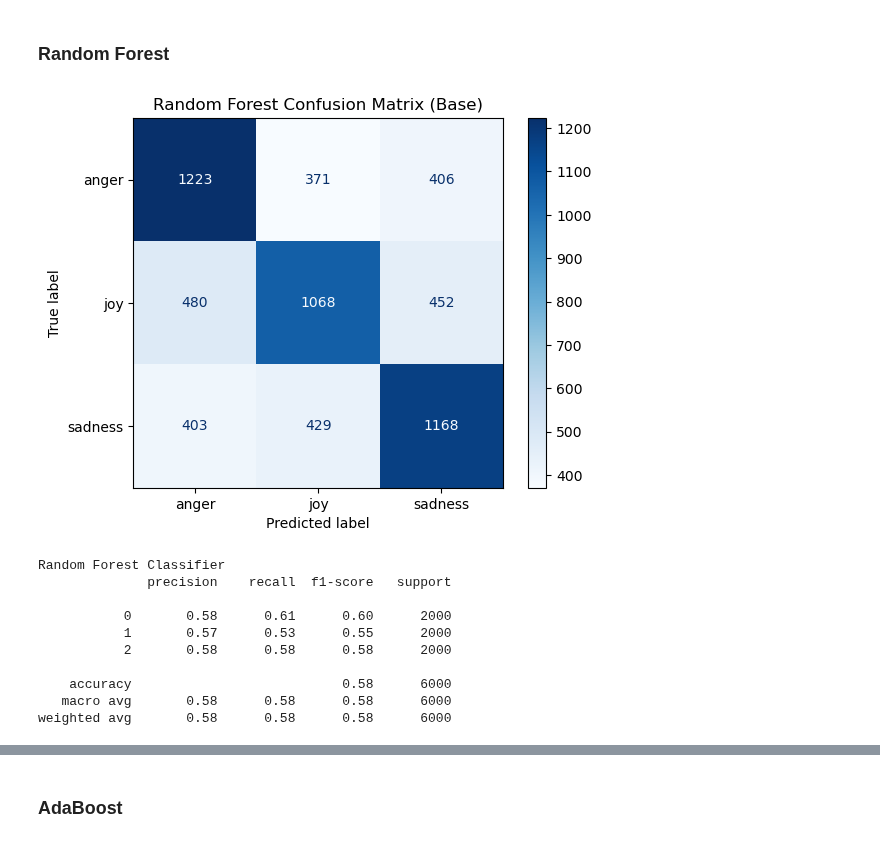
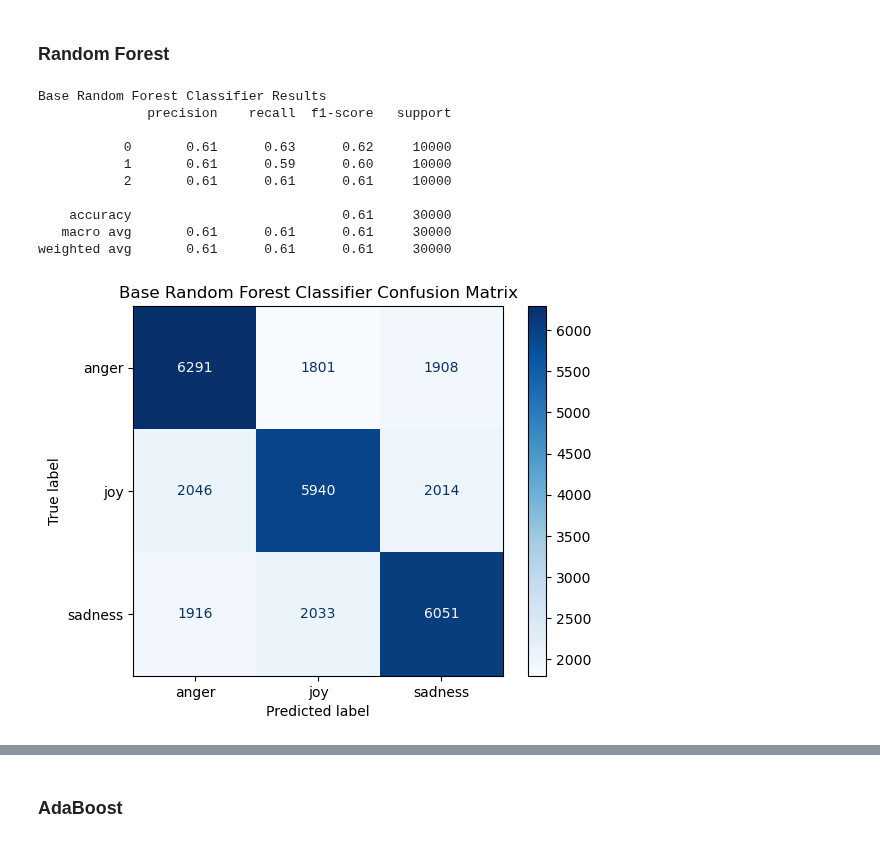
Before and after one commit to danielromerom/spotify-lyrical-analysis, a Jupyter notebook: notebooks/spotify_data_exploration.ipynb, the cells around one changed output, grey strips where cells are left out. Cells and saved outputs as stored; diff of their text form; code cells hidden in the pictures.

```diff
--- a/notebooks/spotify_data_exploration.ipynb
+++ b/notebooks/spotify_data_exploration.ipynb
@@ -958,29 +670,26 @@ print(classification_report(y_test, y_pred_dt_base))'''
 # %% [markdown]
 <h3>Random Forest</h3>
 # %%
-# Random Forest Classifier
 from sklearn.ensemble import RandomForestClassifier
+from sklearn.metrics import confusion_matrix, ConfusionMatrixDisplay, classification_report
+import matplotlib.pyplot as plt
 
-rf = RandomForestClassifier(random_state=rs, n_estimators=100)
-rf.fit(X_train, y_train)
-y_pred_rf = rf.predict(X_test)
-cm_rf = confusion_matrix(y_test, y_pred_rf)
-disp = ConfusionMatrixDisplay(confusion_matrix=cm_rf, display_labels=label_enc.classes_)
-disp.plot(cmap=plt.cm.Blues)
-plt.title("Random Forest Confusion Matrix (Base)")
-plt.show()
-print("Random Forest Classifier")
-print(classification_report(y_test, y_pred_rf))
+rf_base = RandomForestClassifier(
+    random_state=67,
+    n_estimators=100
+)
+
+y_pred_rf_base = train_test_evaluate(rf_base, visualize = True, model_name = "Base Random Forest Classifier")
 # %% [output]
+Base Random Forest Classifier Results
+              precision    recall  f1-score   support
+
+           0       0.61      0.63      0.62     10000
+           1       0.61      0.59      0.60     10000
+           2       0.61      0.61      0.61     10000
+
+    accuracy                           0.61     30000
+   macro avg       0.61      0.61      0.61     30000
+weighted avg       0.61      0.61      0.61     30000
-[figure, old version]
+[figure, new version]
-Random Forest Classifier
-              precision    recall  f1-score   support
-
-           0       0.58      0.61      0.60      2000
-           1       0.57      0.53      0.55      2000
-           2       0.58      0.58      0.58      2000
-
-    accuracy                           0.58      6000
-   macro avg       0.58      0.58      0.58      6000
-weighted avg       0.58      0.58      0.58      6000
 # %%
```
Also changed, not shown: parts of 31 cells of this notebook.
